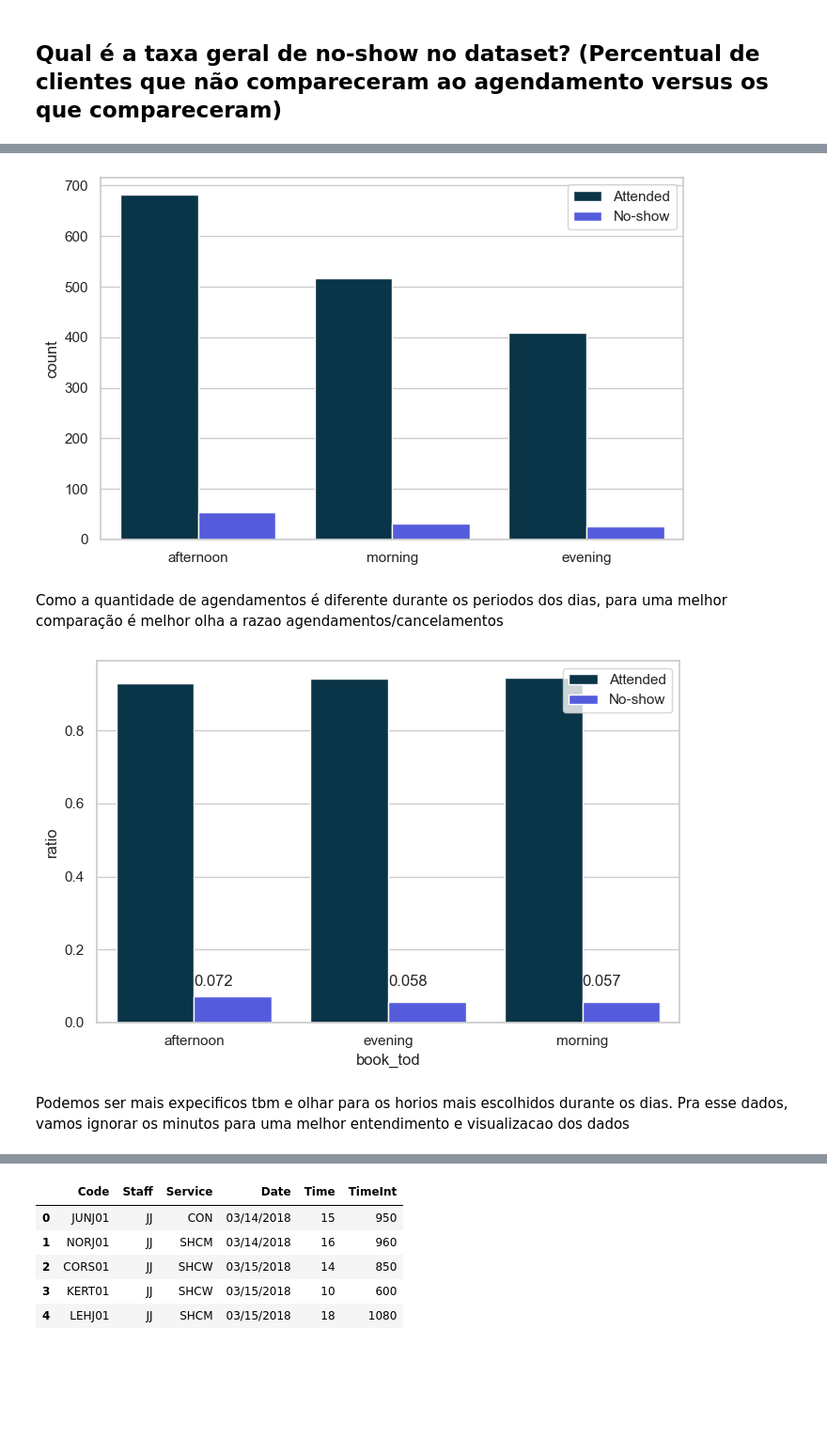
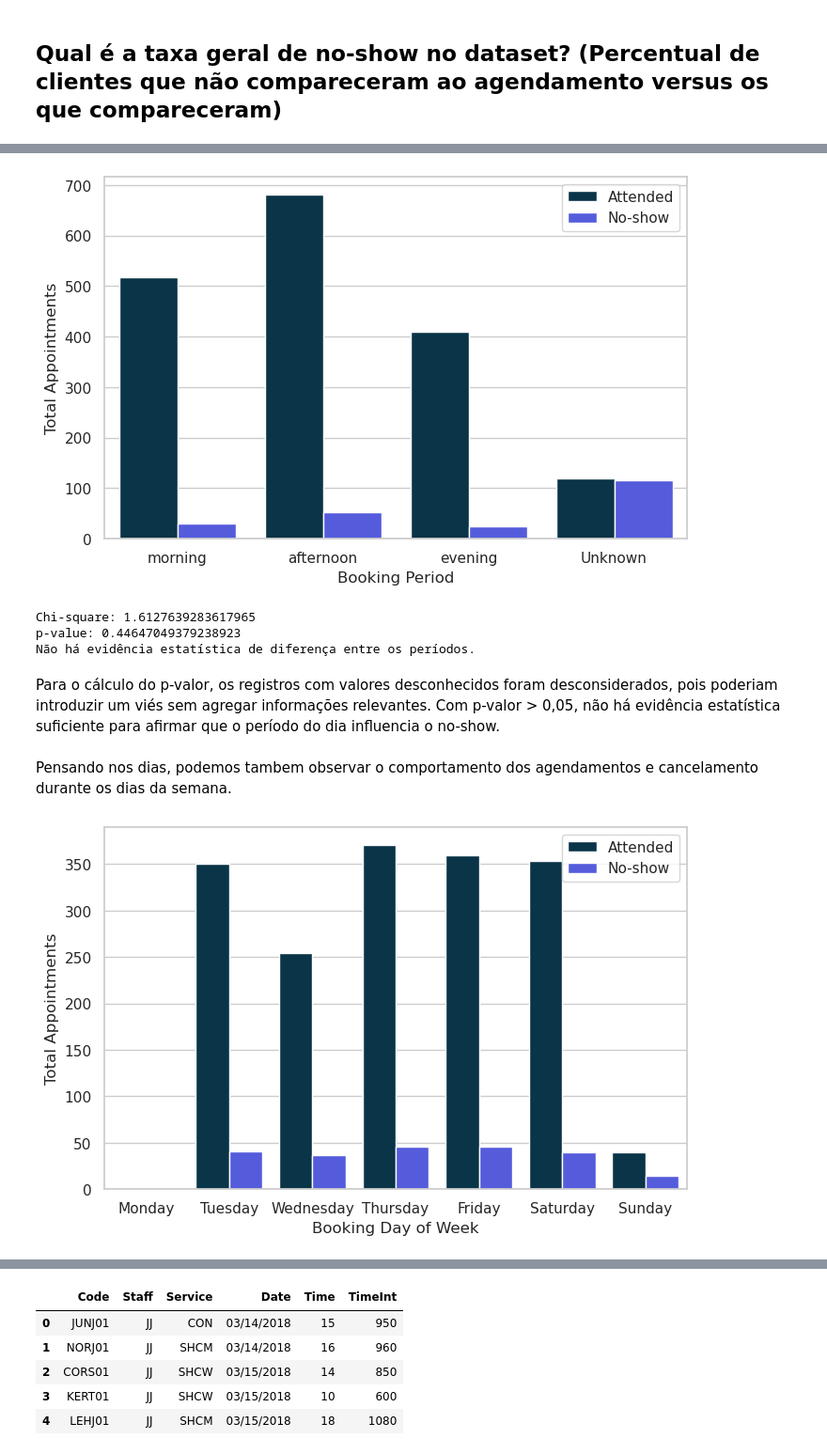
Before and after one commit to walacevale/Portfolio, a Jupyter notebook: Hair_Salon/notebooks/01_data_exploration.ipynb, the cells around one changed output, grey strips where cells are left out. Shown at 94% size. Cells and saved outputs as stored; diff of their text form; code cells hidden in the pictures; blank space fills up the shorter version.

```diff
--- a/Hair_Salon/notebooks/01_data_exploration.ipynb
+++ b/Hair_Salon/notebooks/01_data_exploration.ipynb
@@ -73,36 +86,50 @@ Revelando um dataset desbalanceado, onde 1 cancelamento a cada: 7.71  agendament
 # %%
+df_hair_salon['book_tod'] = df_hair_salon['book_tod'].fillna('Unknown')
+
+order_period= ['morning', 'afternoon', 'evening', 'Unknown']
+
 plt.figure(figsize=(8,5))
-ax = sns.countplot(data=df_hair_salon, x='book_tod',  hue='noshow')
+ax = sns.countplot(data=df_hair_salon, x='book_tod',  hue='noshow', order= order_period)
 ax.legend( labels=['Attended', 'No-show'])
-plt.xlabel('')
-plt.show()
+ax.set_xlabel('Booking Period')
+ax.set_ylabel('Total Appointments')
+plt.savefig("../figs/Booking_Period.png", dpi=300, bbox_inches="tight")
 # %% [output]
-[figure, old version]
+[figure, new version]
-# %% [markdown]
-Como a quantidade de agendamentos é diferente durante os periodos dos dias, para uma melhor comparação é melhor olha a razao agendamentos/cancelamentos
-# %%
-rate_df = (
-    df_hair_salon
-    .groupby('book_tod')['noshow']
-    .value_counts(normalize=True)
-    .rename('ratio')
-    .reset_index()
-
-
-)
-
-plt.figure(figsize=(8,5))
-ax = sns.barplot(data=rate_df, x='book_tod', y = 'ratio',  hue='noshow')
-handles, _ = ax.get_legend_handles_labels()
-ax.legend(handles=handles,
-          labels=['Attended', 'No-show'])
-
-plt.text(0, 0.1, round(rate_df['ratio'][1], 3))
-plt.text(1, 0.1, round(rate_df['ratio'][3], 3))
-plt.text(2, 0.1, round(rate_df['ratio'][5], 3))
-
-plt.show()
-# %% [output]
-[figure, removed]
-# %% [markdown]
-Podemos ser mais expecificos tbm e olhar para os horios mais escolhidos durante os dias. Pra esse dados, vamos ignorar os minutos para uma melhor entendimento e visualizacao dos dados
+# %%
+alpha = 0.05
+df_valid_book_tod = df_hair_salon[df_hair_salon['book_tod'] != 'Unknown']
+contingency_table = pd.crosstab(
+    df_valid_book_tod['book_tod'],
+    df_valid_book_tod['noshow']
+)
+
+chi2, p_value, dof, expected = chi2_contingency(contingency_table)
+
+print("Chi-square:", chi2)
+print("p-value:", p_value)
+
+if p_value < alpha:
+    print("Existe diferença estatisticamente significativa entre os períodos.")
+else:
+    print("Não há evidência estatística de diferença entre os períodos.")
+# %% [output]
+Chi-square: 1.6127639283617965
+p-value: 0.44647049379238923
+Não há evidência estatística de diferença entre os períodos.
+# %% [markdown]
+Para o cálculo do p-valor, os registros com valores desconhecidos foram desconsiderados, pois poderiam introduzir um viés sem agregar informações relevantes. Com p-valor > 0,05, não há evidência estatística suficiente para afirmar que o período do dia influencia o no-show.
+# %% [markdown]
+Pensando nos dias, podemos tambem observar o comportamento dos agendamentos e cancelamento durante os dias da semana.
+# %%
+order_days = ['Monday', 'Tuesday', 'Wednesday', 'Thursday',
+              'Friday', 'Saturday', 'Sunday']
+
+plt.figure(figsize=(8,5))
+ax = sns.countplot(data=df_hair_salon, x='book_dow', hue='noshow', order=order_days)
+ax.legend(labels=['Attended', 'No-show'])
+ax.set_xlabel('Booking Day of Week')
+ax.set_ylabel('Total Appointments')
+plt.savefig("../figs/Booking_Week.png", dpi=300, bbox_inches="tight")
+# %% [output]
+[figure, new version]
```
Also changed, not shown: parts of 33 cells of this notebook, 10 other files.
